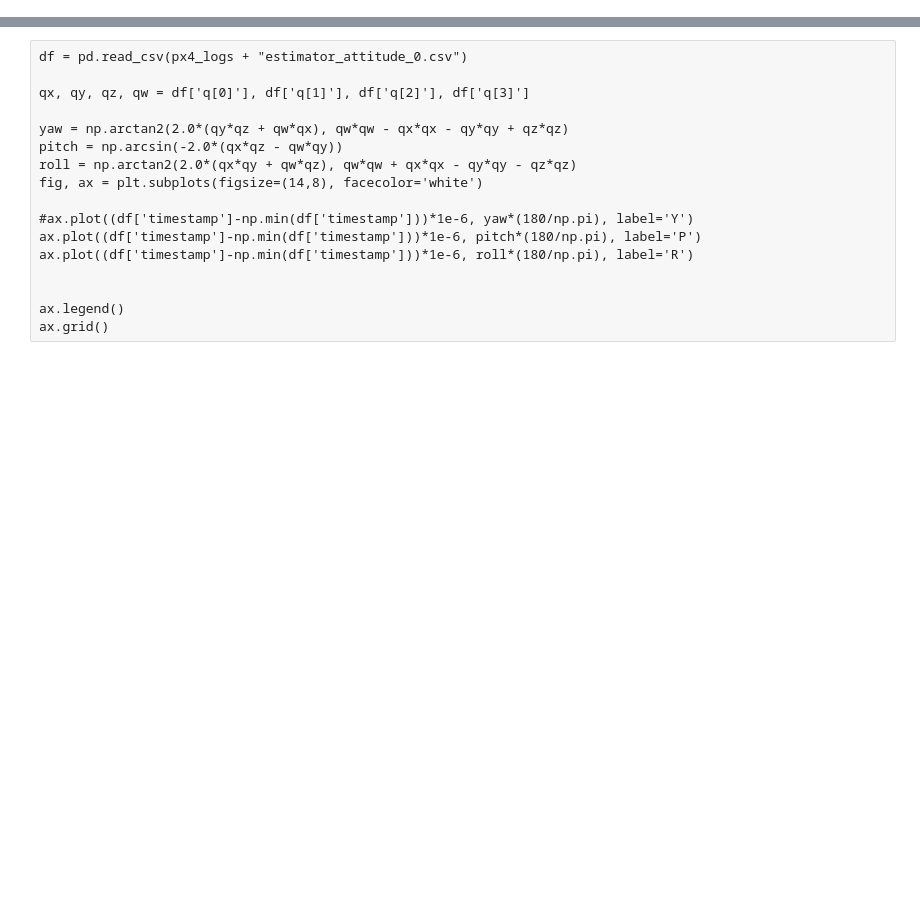
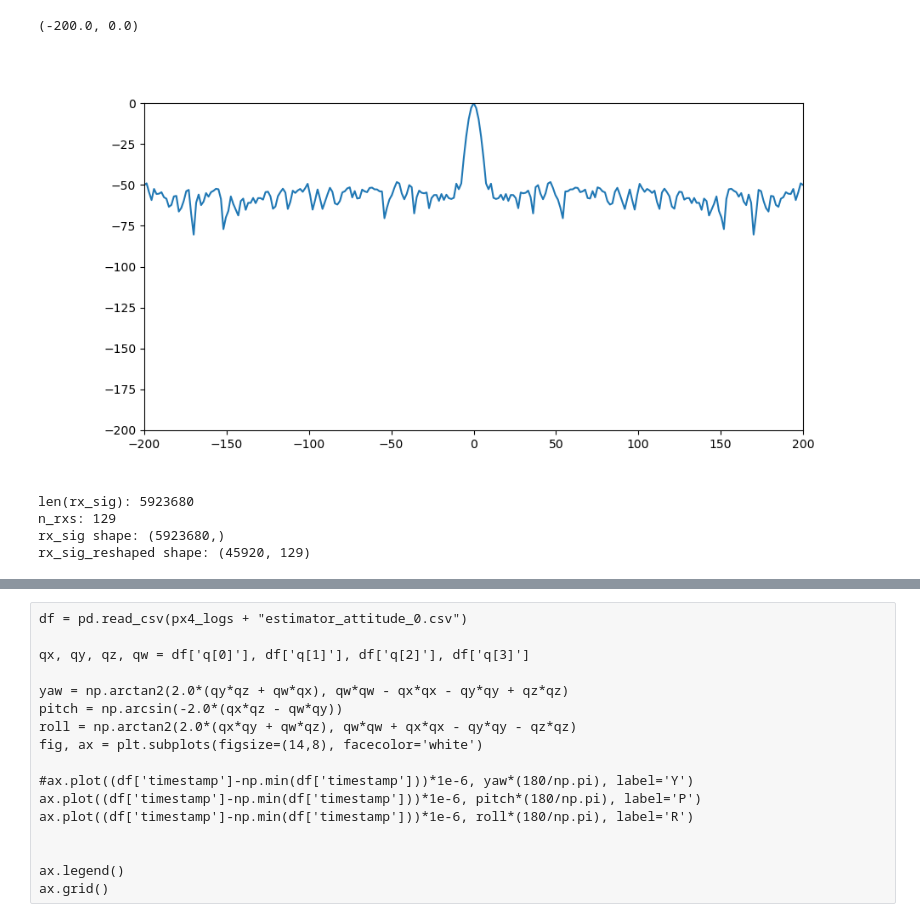
Before and after one commit to radioglaciology/uhd_radar, a Jupyter notebook: postprocessing/Plot Radargram PX4 Log.ipynb, the cells around one changed output, grey strips where cells are left out. Cells and saved outputs as stored; diff of their text form; code cells hidden in the pictures; blank space fills up the shorter version.

```diff
--- a/postprocessing/Plot Radargram PX4 Log.ipynb
+++ b/postprocessing/Plot Radargram PX4 Log.ipynb
@@ -67,8 +72,16 @@ font_manager.findfont("Source Sans Pro")
 #prefix = "../../drone/radar_data/20220319-tellbreen/20220319_070117" # original spot, just before separating wings
 #prefix = "../../drone/radar_data/20220319-tellbreen/20220319_074151" # high power, wings separated
 #prefix = "../../drone/radar_data/20220319-tellbreen/20220319_081044" # moved to location 2 - near Anna - wings still separated
-prefix = "../../drone/radar_data/20220319-tellbreen/20220319_083328" # rectangular window, settings used for 1st walk
-prefix = "../../drone/radar_data/20220319-tellbreen/20220319_082104"
+#prefix = "../../drone/radar_data/20220319-tellbreen/20220319_083328" # rectangular window, settings used for 1st walk
+#prefix = "../../drone/radar_data/20220319-tellbreen/20220319_082104"
+
+# Svalbard Day 3
+
+#prefix = "../../drone/radar_data/20220320-tellbreen/20220320_063039" # spot 1 with Anna's antennas
+#prefix = "../../drone/radar_data/20220320-tellbreen/20220320_070536" # first one with UAV antennas
+#prefix = "../../drone/radar_data/20220320-tellbreen/20220320_071226" # nice clear reflection at 68 meters
+prefix = "../../drone/radar_data/20220320-tellbreen/20220320_074049"
+
 px4_logs = None
 
 
@@ -110,3 +141,25 @@ ax.set_xlim(len(tx_sig_autocorr)/2 - 200, len(tx_sig_autocorr)/2 + 200)
+# %%
+chirp_scaling = np.cumsum(np.random.randn(len(tx_sig)))
+chirp_scaling = butter_lowpass_filter(chirp_scaling, 0.001, 1)
+chirp_scaling = chirp_scaling - np.min(chirp_scaling)
+chirp_scaling = chirp_scaling / np.max(chirp_scaling)
+
+tx_sig_autocorr = sp.correlate(tx_sig, tx_sig * chirp_scaling, mode='same', method='auto')
+rx_sig_autocorr = sp.correlate(rx_sig_reshaped[:len(tx_sig),0], rx_sig_reshaped[:len(tx_sig),0], mode='same', method='auto')
+
+distance_to_reflector = np.linspace(0, len(tx_sig_autocorr)/sample_rate, len(tx_sig_autocorr)) * sig_speed / 2
+distance_to_reflector = distance_to_reflector - distance_to_reflector[len(tx_sig_autocorr)//2]
+
+fig, ax = plt.subplots(figsize=(10,5))
+tx_sig_autocorr_db = 20*np.log10(np.abs(rx_sig_autocorr))
+ax.plot(distance_to_reflector, tx_sig_autocorr_db - np.max(tx_sig_autocorr_db))
+
+ax.set_xlim(-200,200)
+#ax.set_xlim(len(tx_sig_autocorr)/2 - 200, len(tx_sig_autocorr)/2 + 200)
+ax.set_ylim(-200,0)
+# %% [output]
+(-200.0, 0.0)
+[figure, added]
 # %%
 n_rxs = len(rx_sig) // rx_len_samples
 rx_sig_reshaped = np.transpose(np.reshape(rx_sig, (n_rxs, rx_len_samples), order='C'))
@@ -115,6 +168,11 @@ print(f"len(rx_sig): {len(rx_sig)}")
 print(f"n_rxs: {n_rxs}")
 print(f"rx_sig shape: {np.shape(rx_sig)}")
 print(f"rx_sig_reshaped shape: {np.shape(rx_sig_reshaped)}")
+# %% [output]
+len(rx_sig): 5923680
+n_rxs: 129
+rx_sig shape: (5923680,)
+rx_sig_reshaped shape: (45920, 129)
 # %%
 pr.plotChirpVsTime(rx_sig_reshaped[:,0], 'Recieved Chirp', sample_rate)
 plt.savefig(prefix + "_rx_chirp.png")
```
Also changed, not shown: parts of 15 cells of this notebook.
